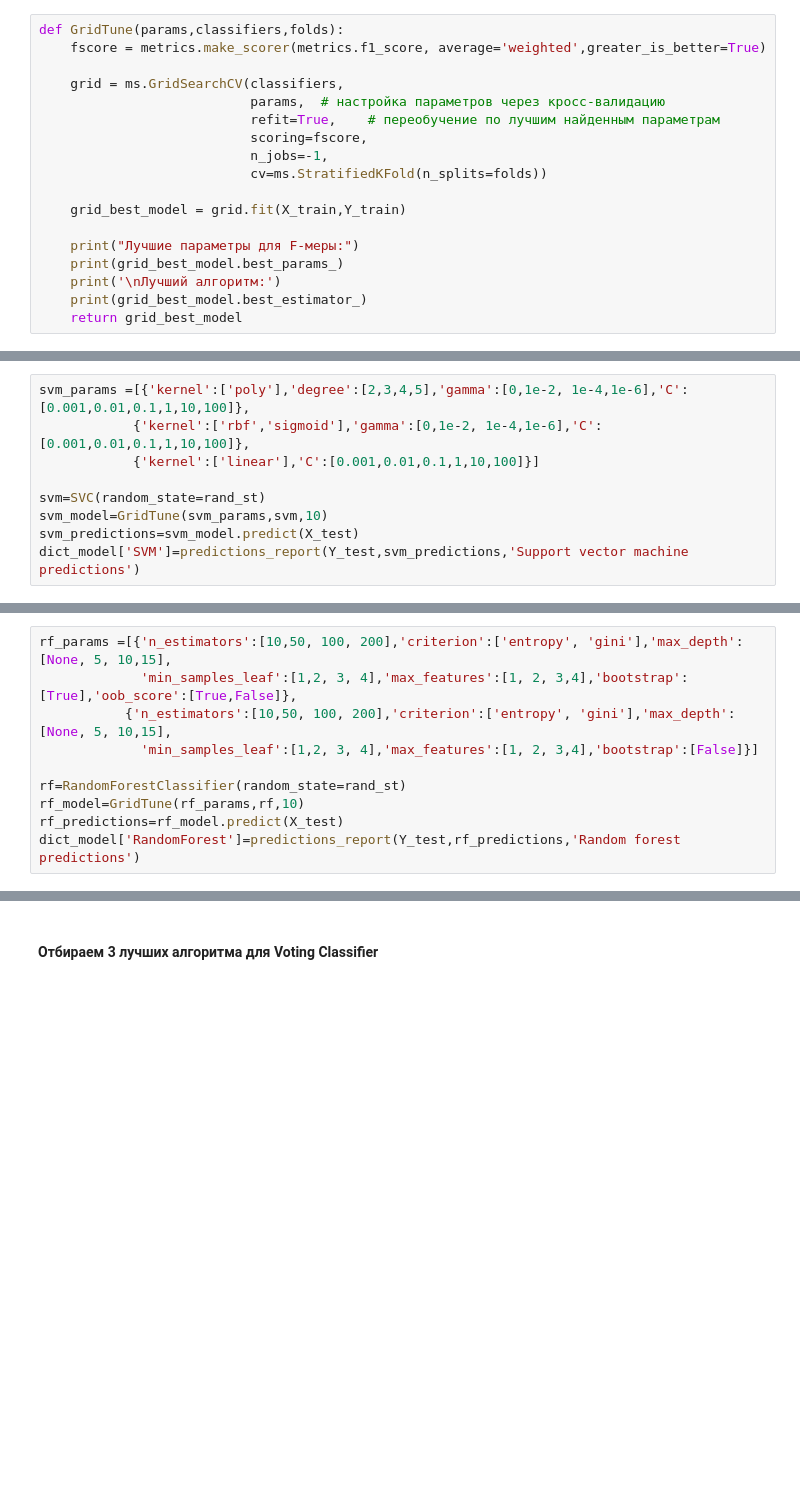
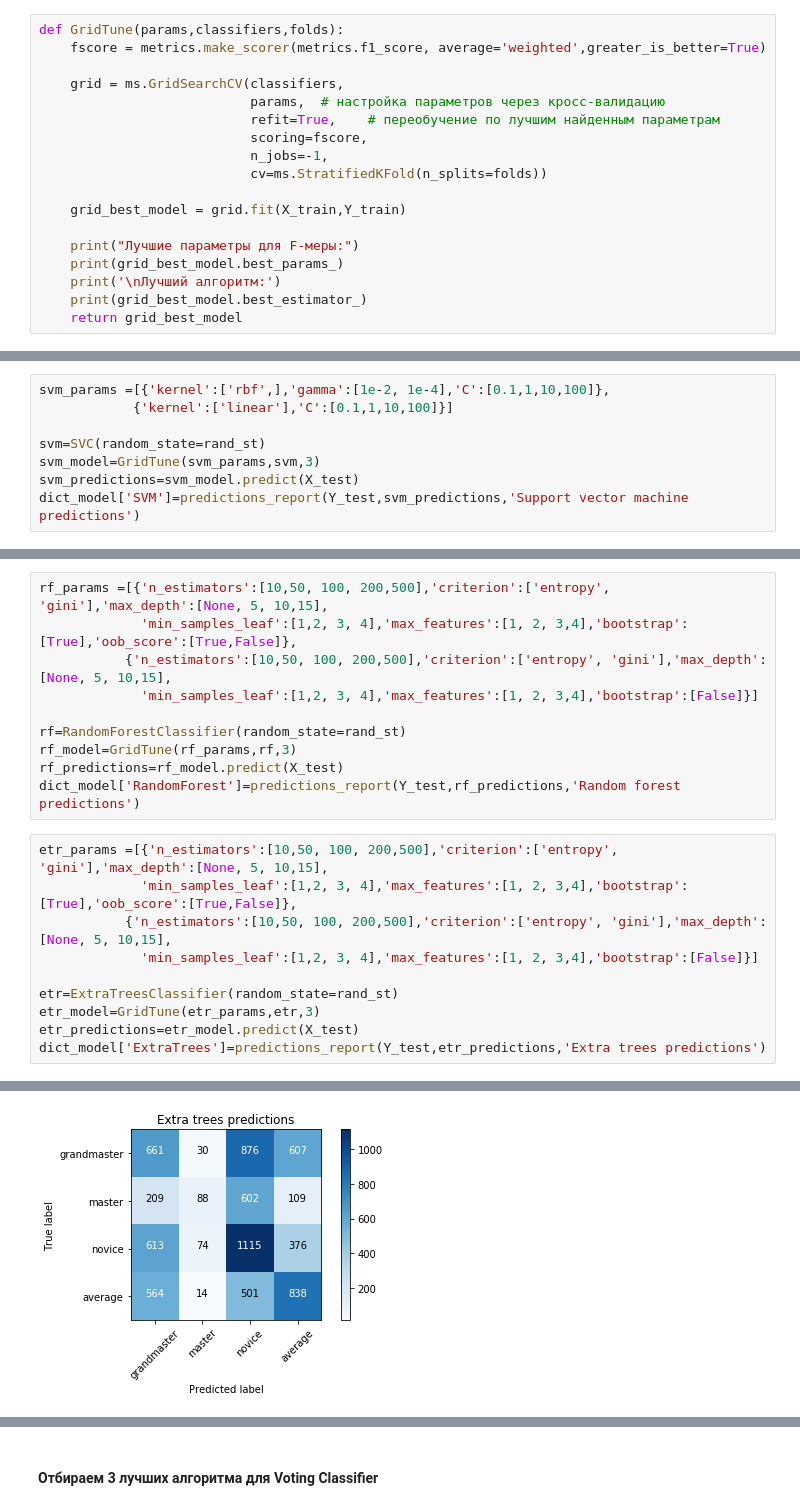
Before and after one commit to polinarod/PredictingRaitings, a Jupyter notebook: classifier.ipynb, the cells around one changed output, grey strips where cells are left out. Cells and saved outputs as stored; diff of their text form; blank space fills up the shorter version.

```diff
--- a/classifier.ipynb
+++ b/classifier.ipynb
@@ -385,10 +412,9 @@ dict_model['LogisticRegression']=predictions_report(Y_test,lr_predictions,'Logis
 # %%
-svm_params =[{'kernel':['poly'],'degree':[2,3,4,5],'gamma':[0,1e-2, 1e-4,1e-6],'C':[0.001,0.01,0.1,1,10,100]},
-            {'kernel':['rbf','sigmoid'],'gamma':[0,1e-2, 1e-4,1e-6],'C':[0.001,0.01,0.1,1,10,100]},
-            {'kernel':['linear'],'C':[0.001,0.01,0.1,1,10,100]}]
+svm_params =[{'kernel':['rbf',],'gamma':[1e-2, 1e-4],'C':[0.1,1,10,100]},
+            {'kernel':['linear'],'C':[0.1,1,10,100]}]
 
 svm=SVC(random_state=rand_st)
-svm_model=GridTune(svm_params,svm,10)
+svm_model=GridTune(svm_params,svm,3)
 svm_predictions=svm_model.predict(X_test)
 dict_model['SVM']=predictions_report(Y_test,svm_predictions,'Support vector machine predictions')
 # %%
@@ -401,10 +448,21 @@ dict_model['NaiveBayes']=predictions_report(Y_test,nb_predictions,'Naive Bayes p
 # %%
-rf_params =[{'n_estimators':[10,50, 100, 200],'criterion':['entropy', 'gini'],'max_depth':[None, 5, 10,15],
+rf_params =[{'n_estimators':[10,50, 100, 200,500],'criterion':['entropy', 'gini'],'max_depth':[None, 5, 10,15],
              'min_samples_leaf':[1,2, 3, 4],'max_features':[1, 2, 3,4],'bootstrap':[True],'oob_score':[True,False]},
-           {'n_estimators':[10,50, 100, 200],'criterion':['entropy', 'gini'],'max_depth':[None, 5, 10,15],
+           {'n_estimators':[10,50, 100, 200,500],'criterion':['entropy', 'gini'],'max_depth':[None, 5, 10,15],
              'min_samples_leaf':[1,2, 3, 4],'max_features':[1, 2, 3,4],'bootstrap':[False]}]
 
 rf=RandomForestClassifier(random_state=rand_st)
-rf_model=GridTune(rf_params,rf,10)
+rf_model=GridTune(rf_params,rf,3)
 rf_predictions=rf_model.predict(X_test)
 dict_model['RandomForest']=predictions_report(Y_test,rf_predictions,'Random forest predictions')
+# %%
+etr_params =[{'n_estimators':[10,50, 100, 200,500],'criterion':['entropy', 'gini'],'max_depth':[None, 5, 10,15],
+             'min_samples_leaf':[1,2, 3, 4],'max_features':[1, 2, 3,4],'bootstrap':[True],'oob_score':[True,False]},
+           {'n_estimators':[10,50, 100, 200,500],'criterion':['entropy', 'gini'],'max_depth':[None, 5, 10,15],
+             'min_samples_leaf':[1,2, 3, 4],'max_features':[1, 2, 3,4],'bootstrap':[False]}]
+
+etr=ExtraTreesClassifier(random_state=rand_st)
+etr_model=GridTune(etr_params,etr,3)
+etr_predictions=etr_model.predict(X_test)
+dict_model['ExtraTrees']=predictions_report(Y_test,etr_predictions,'Extra trees predictions')
+# %% [output]
@@ -411,3 +486,4 @@ dict_model['RandomForest']=predictions_report(Y_test,rf_predictions,'Random fore
+[figure, added]
 # %%
 ada_params =[{'n_estimators': [20,50, 100,200],'learning_rate':[0.5,1,1.5,2],'algorithm':['SAMME','SAMME.R']}]
 
```
Also changed, not shown: parts of 15 cells of this notebook, 1 other file.
